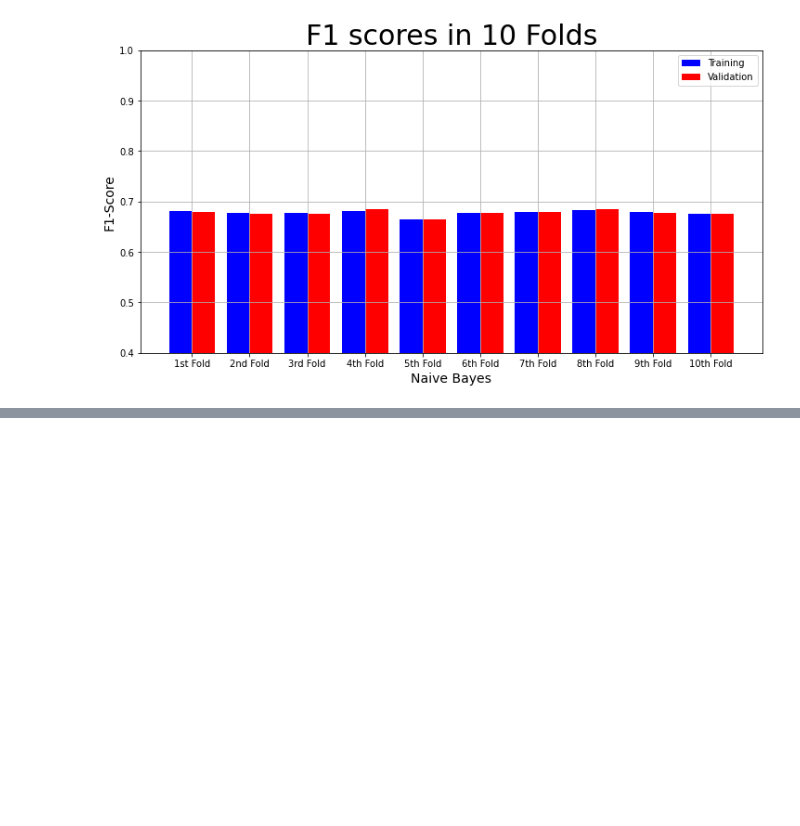
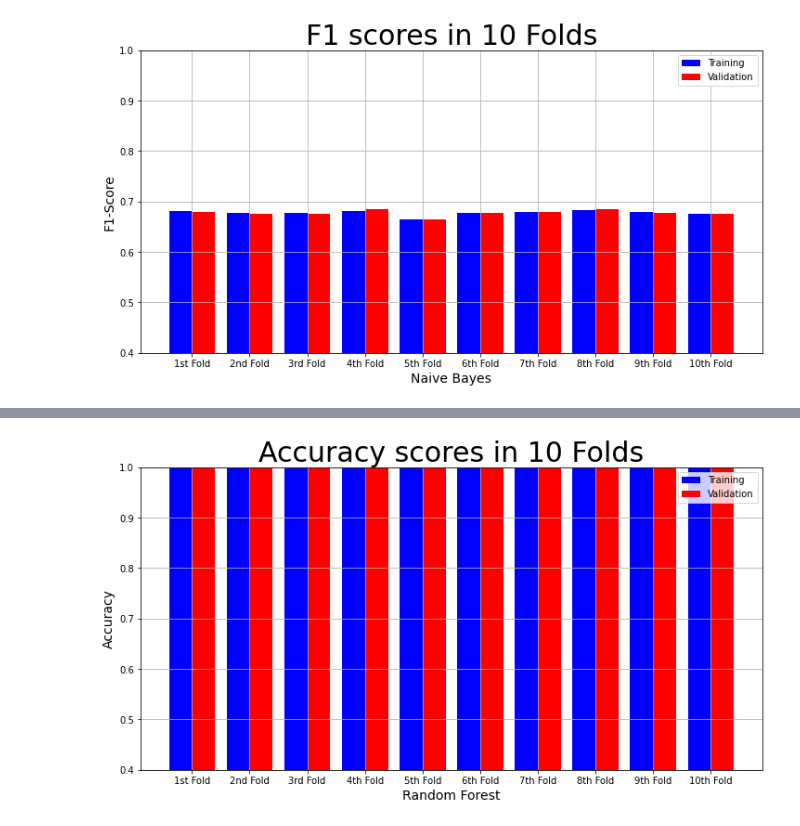
Before and after one commit to thequanic/Credit_card_fraud_detection, a Jupyter notebook: model.ipynb, the cells around one changed output, grey strips where cells are left out. Drawn from its saved outputs; the diff is of its cells as text; code cells hidden in the pictures; blank space fills up the shorter version.

```diff
--- a/model.ipynb
+++ b/model.ipynb
@@ -336,0 +360,4 @@ plot_result("Naive Bayes",
+# %%
+rfc_result=cross_validation(rfc,x,y)
+for key,value in rfc_result.items():
+    print(key,":",value)
@@ -336,0 +384,8 @@ plot_result("Naive Bayes",
+# %%
+plot_result("Random Forest",
+            "Accuracy",
+            "Accuracy scores in 10 Folds",
+            rfc_result["Training Accuracy scores"],
+            rfc_result["Validation Accuracy scores"])
+# %% [output]
+[figure, added]
```
Also changed, not shown: parts of 5 cells of this notebook.
